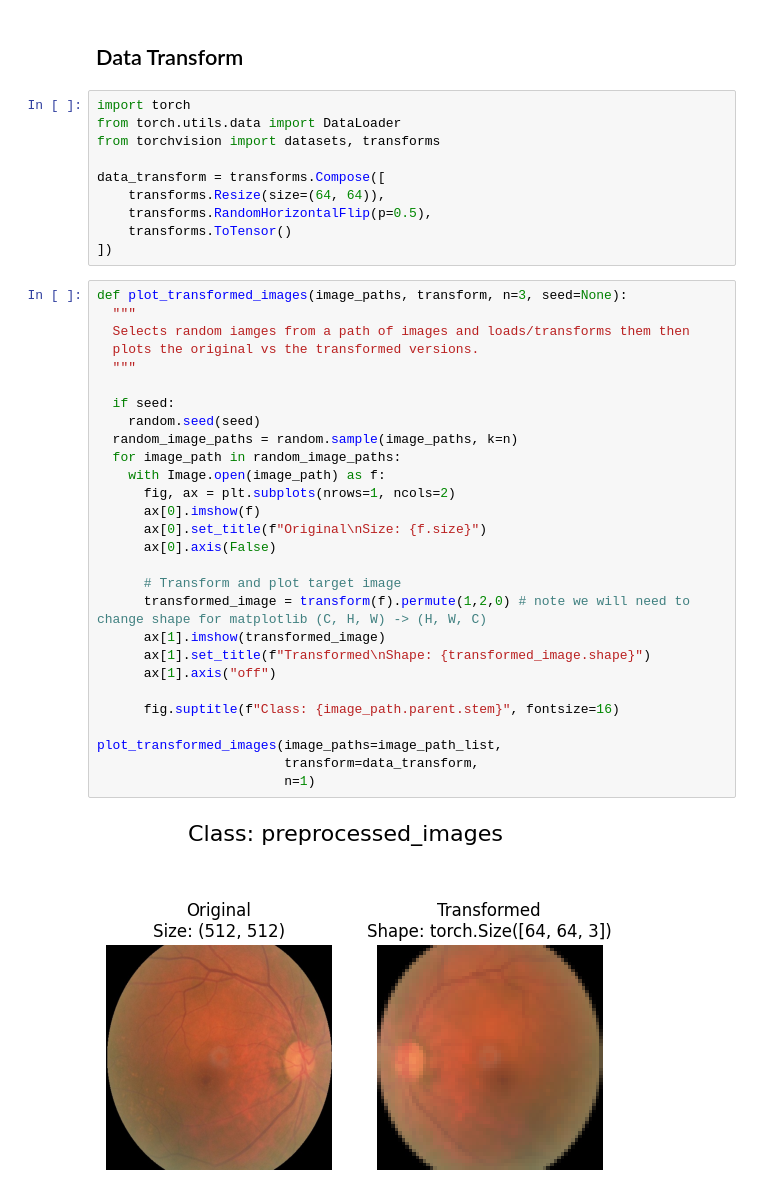
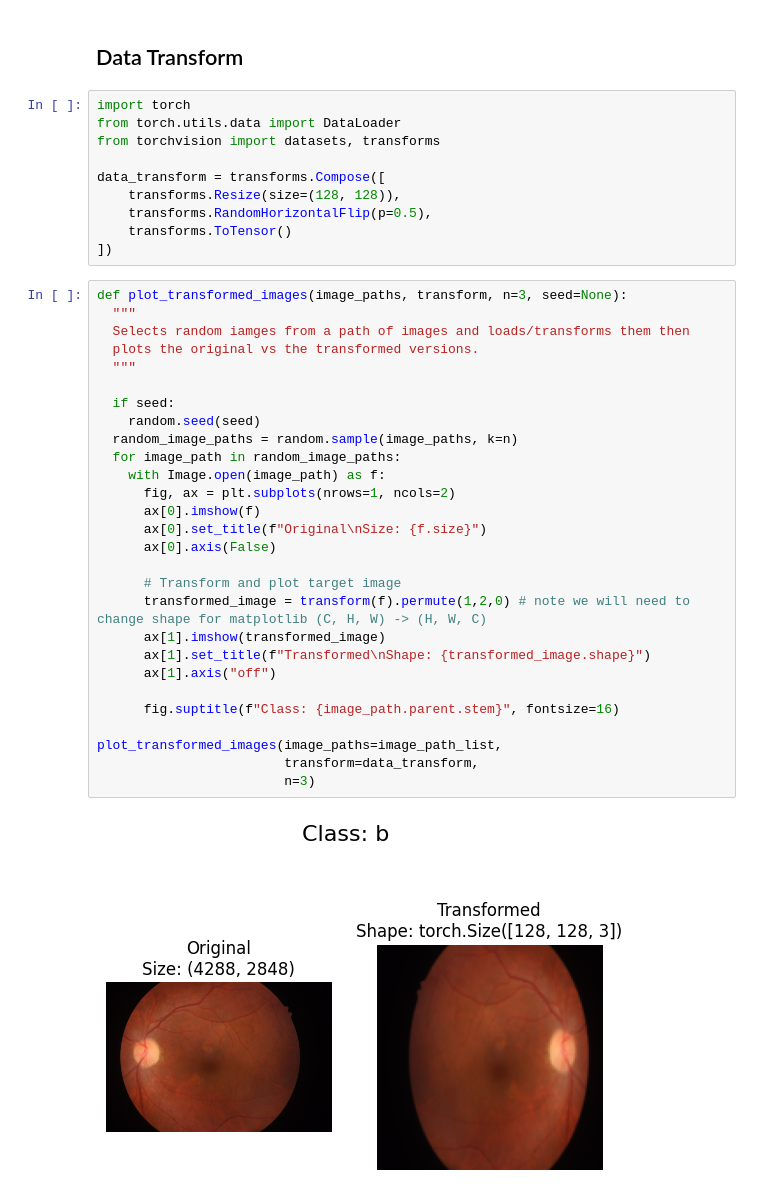
Before and after one commit to Vise-1/Eye_Disease_Classification_via_ML, a Jupyter notebook: Model_Eye_Disease_Classification.ipynb, the cells around one changed output. Cells and saved outputs as stored; diff of their text form.

```diff
--- a/Model_Eye_Disease_Classification.ipynb
+++ b/Model_Eye_Disease_Classification.ipynb
@@ -216,37 +185,37 @@ from torch.utils.data import DataLoader
 from torchvision import datasets, transforms
 
 data_transform = transforms.Compose([
-    transforms.Resize(size=(64, 64)),
+    transforms.Resize(size=(128, 128)),
     transforms.RandomHorizontalFlip(p=0.5),
     transforms.ToTensor()
 ])
 # %%
 def plot_transformed_images(image_paths, transform, n=3, seed=None):
   """
   Selects random iamges from a path of images and loads/transforms them then
   plots the original vs the transformed versions.
   """
 
   if seed:
     random.seed(seed)
   random_image_paths = random.sample(image_paths, k=n)
   for image_path in random_image_paths:
     with Image.open(image_path) as f:
       fig, ax = plt.subplots(nrows=1, ncols=2)
       ax[0].imshow(f)
       ax[0].set_title(f"Original\nSize: {f.size}")
       ax[0].axis(False)
 
       # Transform and plot target image
       transformed_image = transform(f).permute(1,2,0) # note we will need to change shape for matplotlib (C, H, W) -> (H, W, C)
       ax[1].imshow(transformed_image)
       ax[1].set_title(f"Transformed\nShape: {transformed_image.shape}")
       ax[1].axis("off")
 
       fig.suptitle(f"Class: {image_path.parent.stem}", fontsize=16)
 
 plot_transformed_images(image_paths=image_path_list,
                         transform=data_transform,
-                        n=1)
+                        n=3)
 # %% [output]
-[figure, old version]
+[figure, new version]
```
Also changed, not shown: parts of 18 cells of this notebook.
